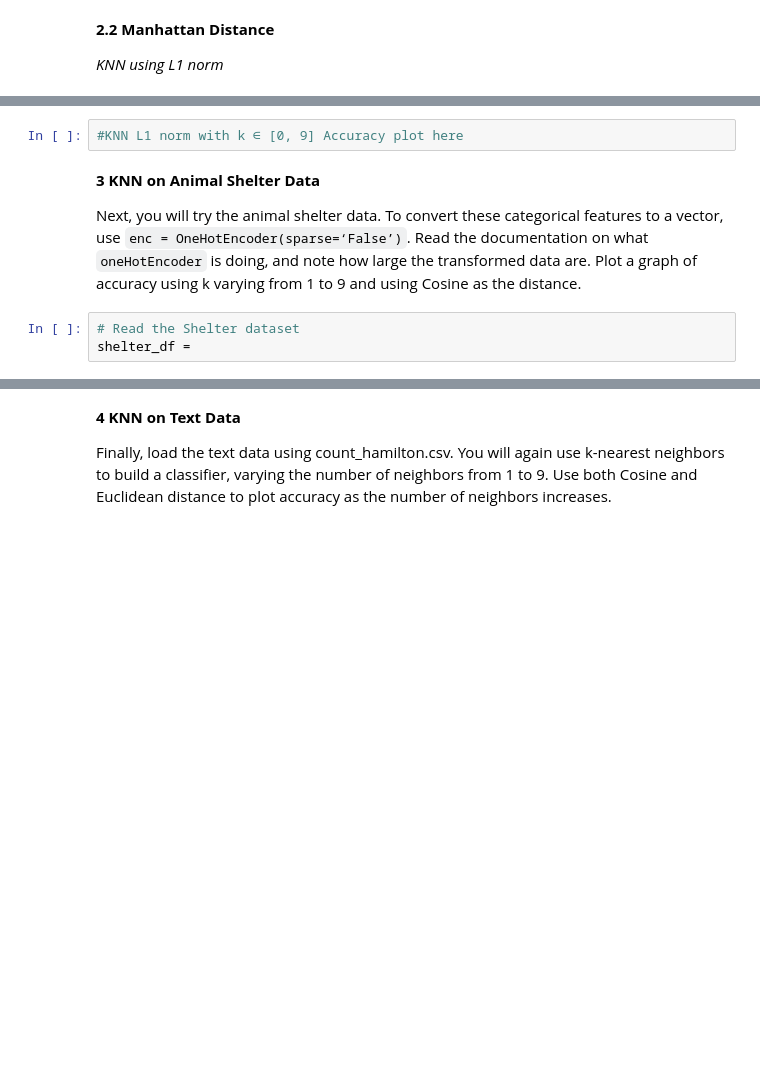
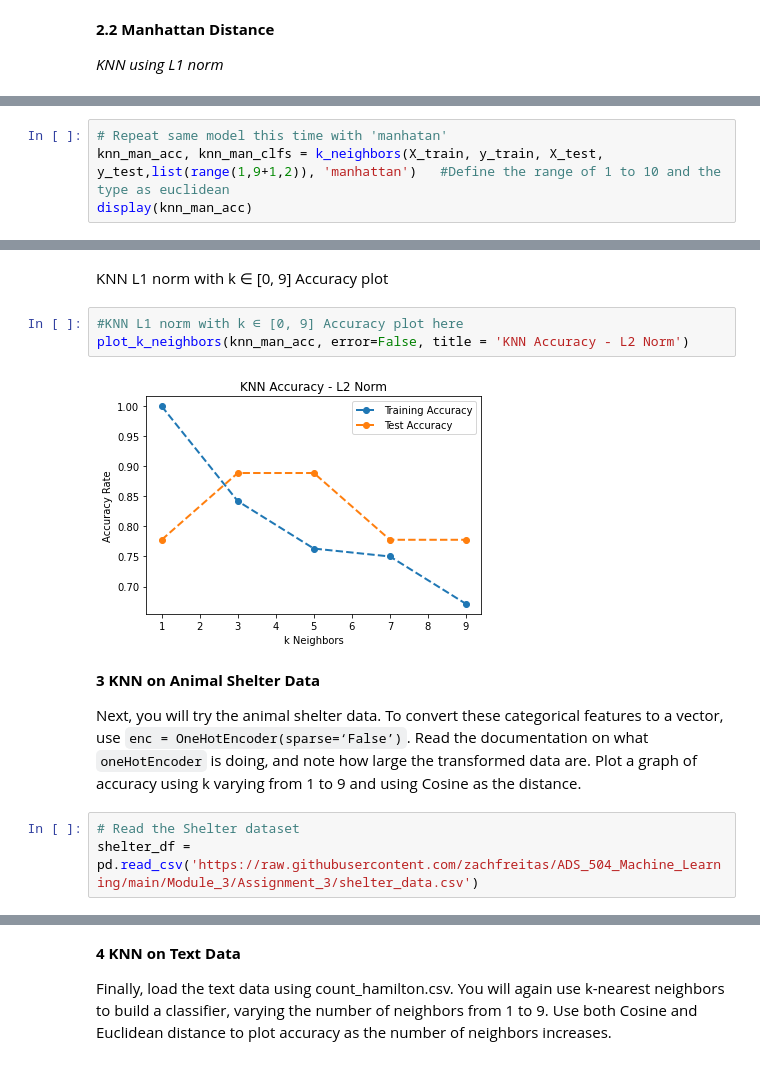
Before and after one commit to zachfreitas/ADS_504_Machine_Learning, a Jupyter notebook: Module_3/Assignment_3/Assignment_3_Template_final.ipynb, the cells around one changed output, grey strips where cells are left out. Cells and saved outputs as stored; diff of their text form; blank space fills up the shorter version.

```diff
--- a/Module_3/Assignment_3/Assignment_3_Template_final.ipynb
+++ b/Module_3/Assignment_3/Assignment_3_Template_final.ipynb
@@ -79,0 +110,4 @@ plt.show()
+# %%
+# Repeat same model this time with 'manhatan'
+knn_man_acc, knn_man_clfs = k_neighbors(X_train, y_train, X_test, y_test,list(range(1,9+1,2)), 'manhattan')   #Define the range of 1 to 10 and the type as euclidean
+display(knn_man_acc)
@@ -80,5 +121,10 @@ plt.show()
+# %% [markdown]
+KNN L1 norm with k ∈ [0, 9] Accuracy plot
 # %%
 #KNN L1 norm with k ∈ [0, 9] Accuracy plot here
+plot_k_neighbors(knn_man_acc, error=False, title = 'KNN Accuracy - L2 Norm')
+# %% [output]
+[figure, added]
 # %% [markdown]
 **3 KNN on Animal Shelter Data**
 
@@ -88,6 +134,6 @@ and note how large the transformed data are. Plot a graph of accuracy using k va
 9 and using Cosine as the distance.
 # %%
 # Read the Shelter dataset
-shelter_df =
+shelter_df = pd.read_csv('https://raw.githubusercontent.com/zachfreitas/ADS_504_Machine_Learning/main/Module_3/Assignment_3/shelter_data.csv')
 # %%
 # Drop null values on Anima Data
```
Also changed, not shown: parts of 16 cells of this notebook.
